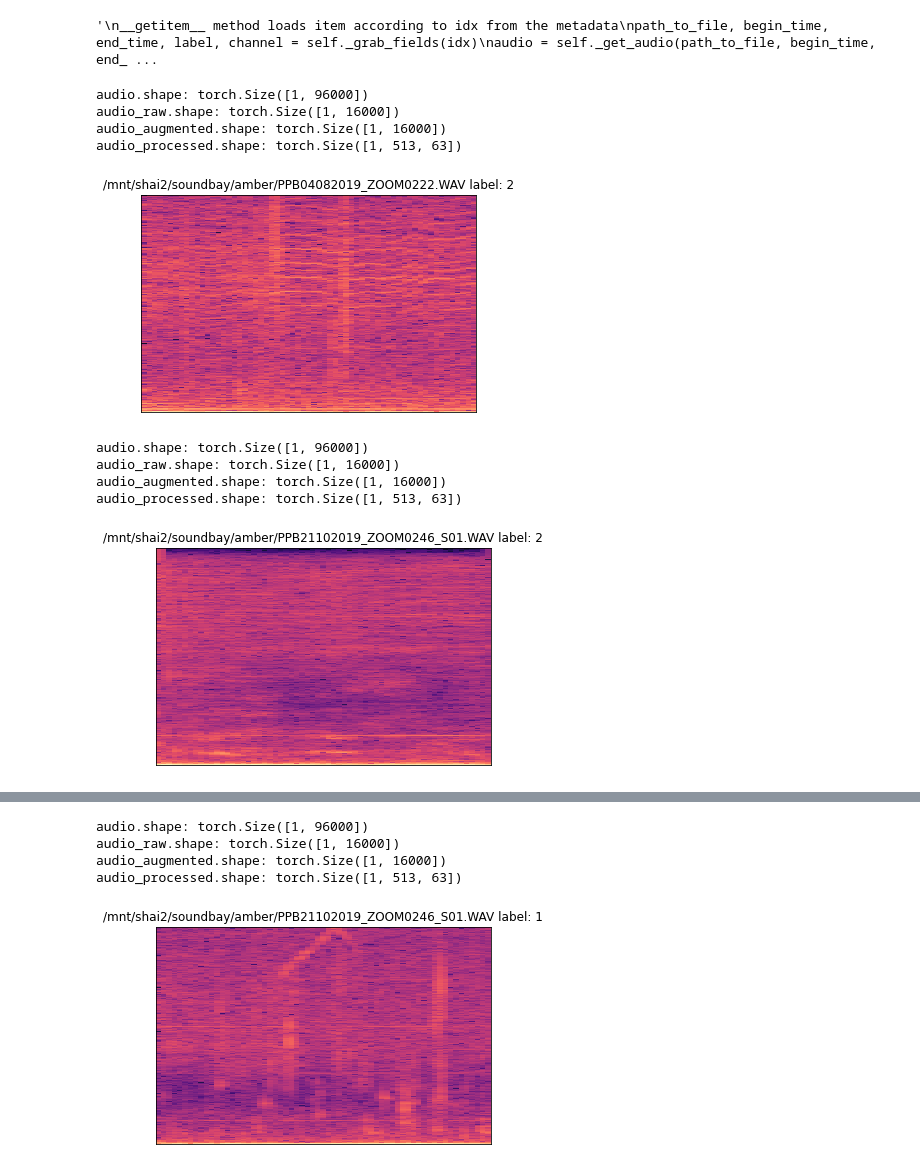
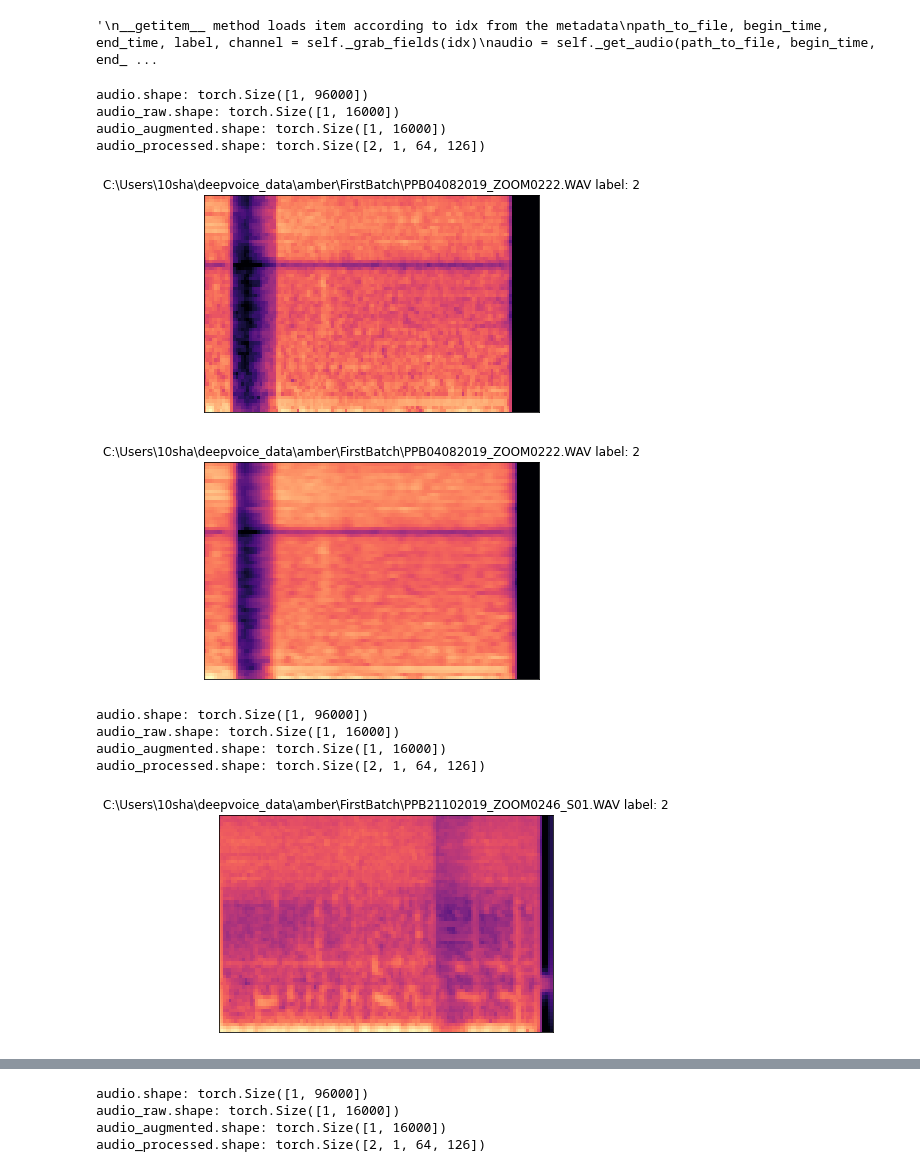
Before and after one commit to deep-voice/soundbay, a Jupyter notebook: notebooks/spectrogram_visualizer.ipynb, the cells around one changed output, grey strips where cells are left out. Saved outputs shown, nothing was run; the diff lists cells and outputs as text; code cells hidden in the pictures.

Commit message:
[multiSpec - TTA] - fixed and checked version of the preprocessing of multiSpec- see the notebook. added MelSpec option.

```diff
--- a/notebooks/spectrogram_visualizer.ipynb
+++ b/notebooks/spectrogram_visualizer.ipynb
@@ -36,15 +35,15 @@ class DotDictWrapper:
 # %% [markdown]
 ### Your params here
 # %%
-DATA_PATH = '/mnt/shai2/soundbay/amber/'
-METADATA_PATH = '/home/shai/personal/soundbay/amber_aus/data/val_allcls_new.csv'
+DATA_PATH = 'C:/Users/10sha/deepvoice_data/amber/FirstBatch/'
+METADATA_PATH = 'C:/Users/10sha/old_laptop/personal/soundbay/amber_aus/data/val_allcls_new.csv'
 
 # load augmentation and preprocessors - you can choose what yaml file to load by changing the path below
-with open('../soundbay/conf/preprocessors/_preprocessors.yaml', 'r') as file:
+with open('../soundbay/conf/preprocessors/_mel_preprocessors_multiSpec.yaml', 'r') as file:
     preprocessors = yaml.safe_load(file)
 with open('../soundbay/conf/augmentations/_augmentations.yaml', 'r') as file:
     augmentations = yaml.safe_load(file)
-with open('../soundbay/conf/data/defaults.yaml', 'r') as file:
+with open('../soundbay/conf/data/defaults_multiSpecs.yaml', 'r') as file:
     data = yaml.safe_load(file)
 
 data = data['data']
@@ -139,25 +138,26 @@ indices_to_check = [1,10,20]
 # %%
 for idx in indices_to_check:
     path_to_file, begin_time, end_time, label, channel = dataset_train._grab_fields(idx)
     audio = dataset_train._get_audio(path_to_file, begin_time, end_time, label, channel)
     print(f"audio.shape: {audio.shape}")
     audio_raw = dataset_train.sampler(audio)
     print(f"audio_raw.shape: {audio_raw.shape}")
     audio_augmented = dataset_train.augment(audio_raw)
     print(f"audio_augmented.shape: {audio_augmented.shape}")
     audio_processed = dataset_train.preprocessor(audio_augmented)
     print(f"audio_processed.shape: {audio_processed.shape}")
 
     audio_processed = audio_processed.squeeze().cpu().numpy()
-    show_spectrogram(audio_processed, title=path_to_file, label=label)
+    [show_spectrogram(audio_processed[i].squeeze(), title=path_to_file, label=label) for i in range(audio_processed.shape[0])]
 # %% [output]
 audio.shape: torch.Size([1, 96000])
 audio_raw.shape: torch.Size([1, 16000])
 audio_augmented.shape: torch.Size([1, 16000])
-audio_processed.shape: torch.Size([1, 513, 63])
+audio_processed.shape: torch.Size([2, 1, 64, 126])
-[figure, old version]
+[figure, new version]
+[figure, new version]
 audio.shape: torch.Size([1, 96000])
 audio_raw.shape: torch.Size([1, 16000])
 audio_augmented.shape: torch.Size([1, 16000])
-audio_processed.shape: torch.Size([1, 513, 63])
+audio_processed.shape: torch.Size([2, 1, 64, 126])
-[figure, old version]
+[figure, new version]
@@ -164,5 +165,4 @@ audio_processed.shape: torch.Size([1, 513, 63])
 audio.shape: torch.Size([1, 96000])
 audio_raw.shape: torch.Size([1, 16000])
 audio_augmented.shape: torch.Size([1, 16000])
-audio_processed.shape: torch.Size([1, 513, 63])
+audio_processed.shape: torch.Size([2, 1, 64, 126])
-[figure, old version]
```
Also changed, not shown: parts of 3 cells of this notebook, 3 other files.
